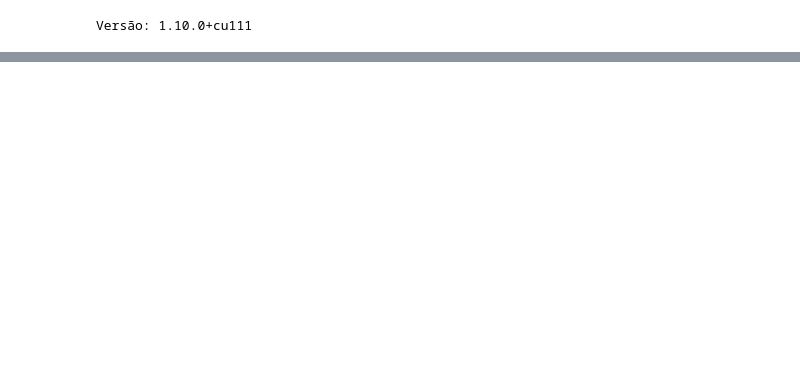
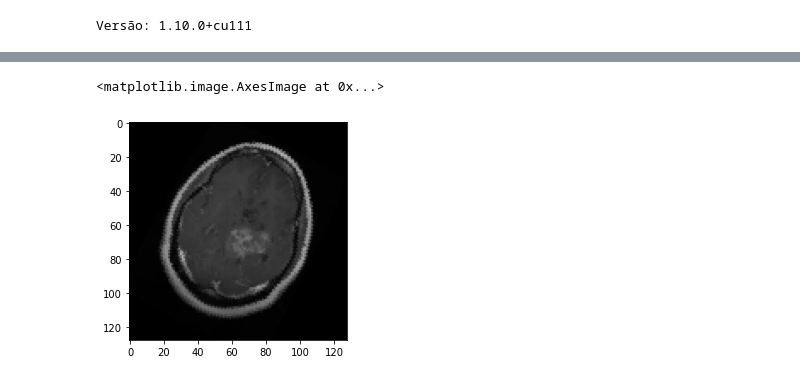
Before and after one commit to wander-asb/MRI_CLASSIFICATION, a Jupyter notebook: Multi_Classification_of_Brain_Tumor_Images.ipynb, the cells around one changed output, grey strips where cells are left out. Saved outputs shown, nothing was run; the diff lists cells and outputs as text; code cells hidden in the pictures; blank space fills up the shorter version.

```diff
--- a/Multi_Classification_of_Brain_Tumor_Images.ipynb
+++ b/Multi_Classification_of_Brain_Tumor_Images.ipynb
@@ -126,0 +74,14 @@ transform_test = transforms.Compose(
+# %%
+transform = T.Compose(
+    [
+     T.ToPILImage(),
+     T.Resize([128,128]),
+     T.RandomRotation(45),
+    ]
+)
+
+agmentation_image = transform(img = cv.imread(imagem))
+plt.imshow(agmentation_image)
+# %% [output]
+<matplotlib.image.AxesImage at 0x...>
+[figure, added]
```
Also changed, not shown: parts of 22 cells of this notebook.
